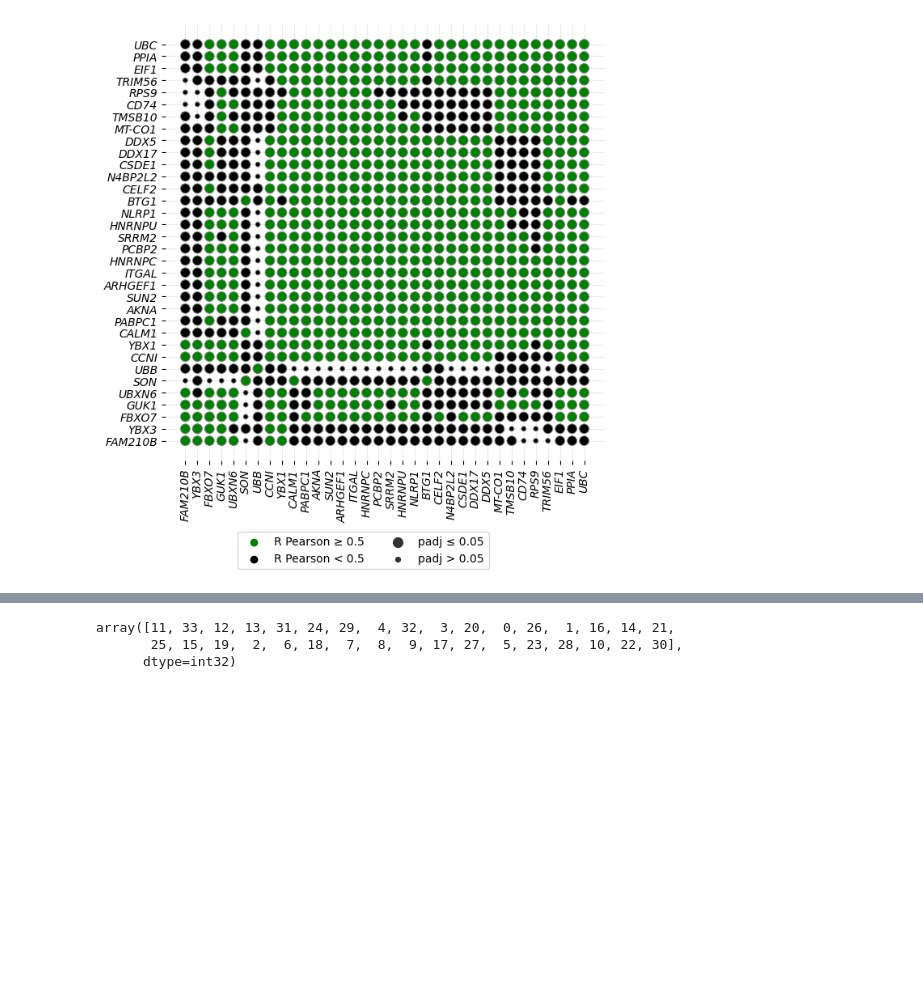
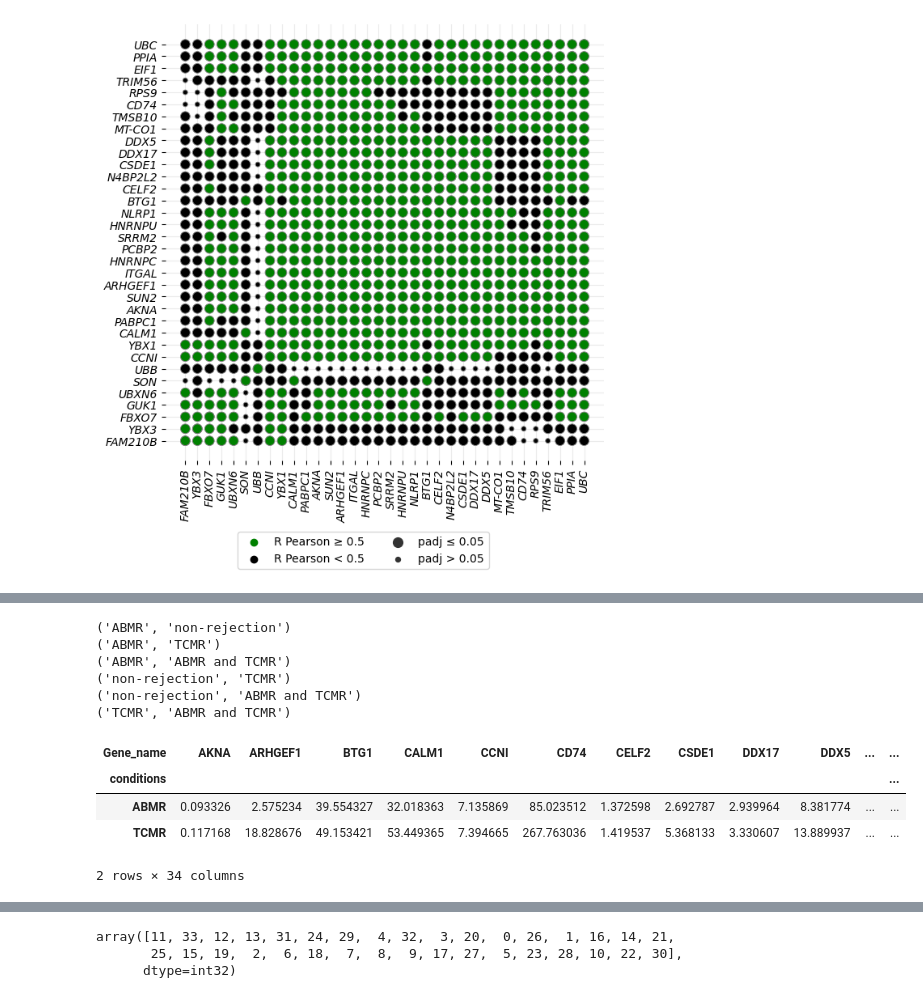
Before and after one commit to guilhermetabordaribas/housekeepingMinerPy, a Jupyter notebook: testing_pkg_hkgMiner.ipynb, the cells around one changed output, grey strips where cells are left out. Saved outputs shown, nothing was run; the diff lists cells and outputs as text; code cells hidden in the pictures; blank space fills up the shorter version.

```diff
--- a/testing_pkg_hkgMiner.ipynb
+++ b/testing_pkg_hkgMiner.ipynb
@@ -499,0 +526,21 @@ plt.gca().set_axisbelow(True)
+# %%
+for p in itertools.combinations(aux.conditions.unique(), 2):
+    print(p)
+# %% [output]
+('ABMR', 'non-rejection')
+('ABMR', 'TCMR')
+('ABMR', 'ABMR and TCMR')
+('non-rejection', 'TCMR')
+('non-rejection', 'ABMR and TCMR')
+('TCMR', 'ABMR and TCMR')
+# %%
+# p = ('ABMR', 'non-rejection')
+p = ('ABMR', 'TCMR')
+sd2_by_n = np.square(aux[aux['conditions'].isin(p)].groupby('conditions').std())/aux[aux['conditions'].isin(p)].groupby('conditions').count()
+sd2_by_n
+# %% [output]
+| Gene_name | AKNA | ARHGEF1 | BTG1 | CALM1 | CCNI | CD74 | CELF2 | CSDE1 | DDX17 | DDX5 | ... | ... |
+| conditions |  |  |  |  |  |  |  |  |  |  |  | ... |
+| ABMR | 0.093326 | 2.575234 | 39.554327 | 32.018363 | 7.135869 | 85.023512 | 1.372598 | 2.692787 | 2.939964 | 8.381774 | ... | ... |
+| TCMR | 0.117168 | 18.828676 | 49.153421 | 53.449365 | 7.394665 | 267.763036 | 1.419537 | 5.368133 | 3.330607 | 13.889937 | ... | ... |
+2 rows × 34 columns
```
Also changed, not shown: parts of 18 cells of this notebook, 1 other file.
